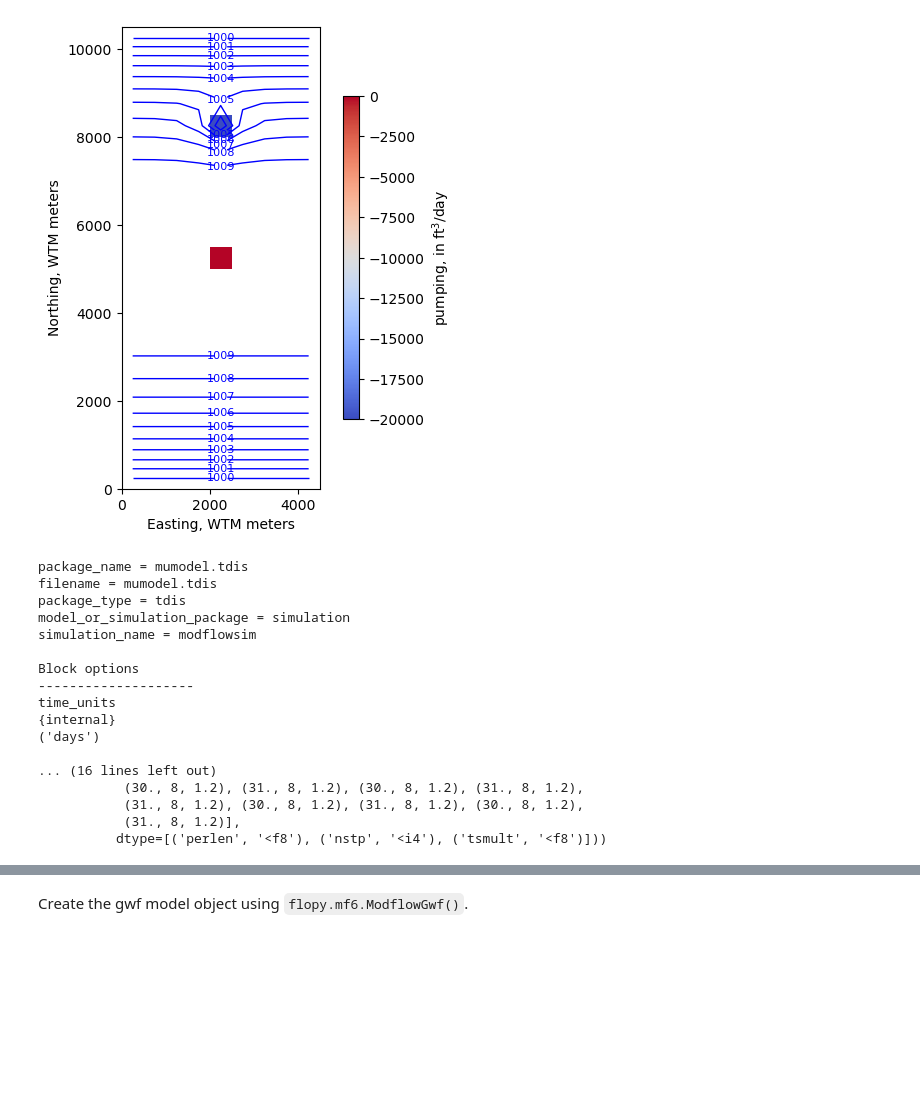
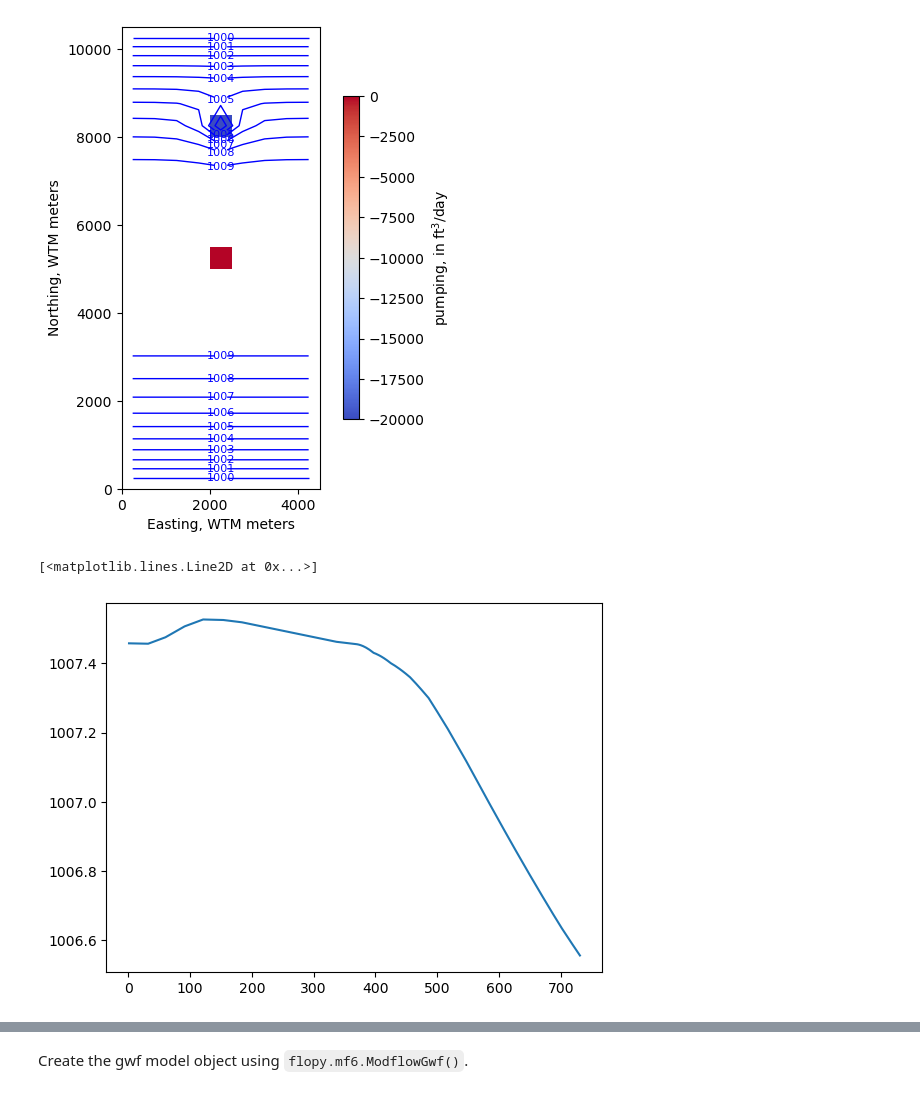
Before and after one commit to jknightusgs/python-for-hydrology_mu, a Jupyter notebook: notebooks/part1_flopy/02-Building-Post-Processing-MODFLOW6.ipynb, the cells around one changed output, grey strips where cells are left out. Saved outputs shown, nothing was run; the diff lists cells and outputs as text; code cells hidden in the pictures; blank space fills up the shorter version.

```diff
--- a/notebooks/part1_flopy/02-Building-Post-Processing-MODFLOW6.ipynb
+++ b/notebooks/part1_flopy/02-Building-Post-Processing-MODFLOW6.ipynb
@@ -152,23 +124,9 @@ ax.set_xlabel("Easting, WTM meters")
 ax.set_aspect(1)
 # %% [output]
 [figure]
-# %%
-sim.tdis
-# %% [output]
-package_name = mumodel.tdis
-filename = mumodel.tdis
-package_type = tdis
-model_or_simulation_package = simulation
-simulation_name = modflowsim
-
-Block options
---------------------
-time_units
-{internal}
-('days')
-
-... (16 lines left out)
-           (30., 8, 1.2), (31., 8, 1.2), (30., 8, 1.2), (31., 8, 1.2),
-           (31., 8, 1.2), (30., 8, 1.2), (31., 8, 1.2), (30., 8, 1.2),
-           (31., 8, 1.2)],
-          dtype=[('perlen', '<f8'), ('nstp', '<i4'), ('tsmult', '<f8')]))
+# %%
+ts = hds.get_ts((0, 4, 3))
+plt.plot(ts[:, 0], ts[:, 1])
+# %% [output]
+[<matplotlib.lines.Line2D at 0x...>]
+[figure, added]
```
Also changed, not shown: parts of 20 cells of this notebook, 6 other files.
